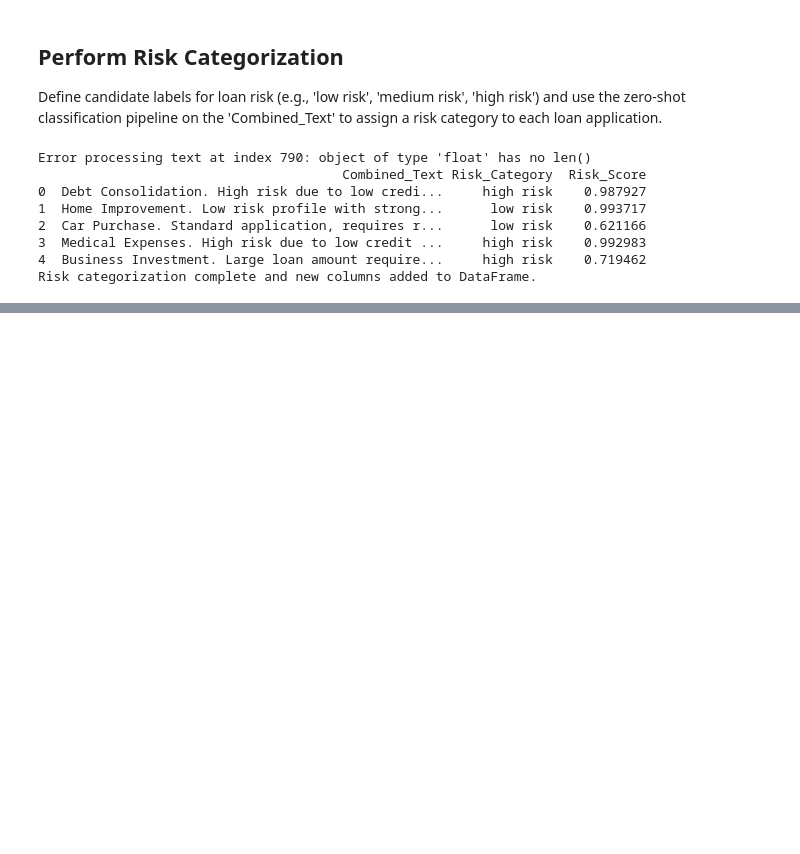
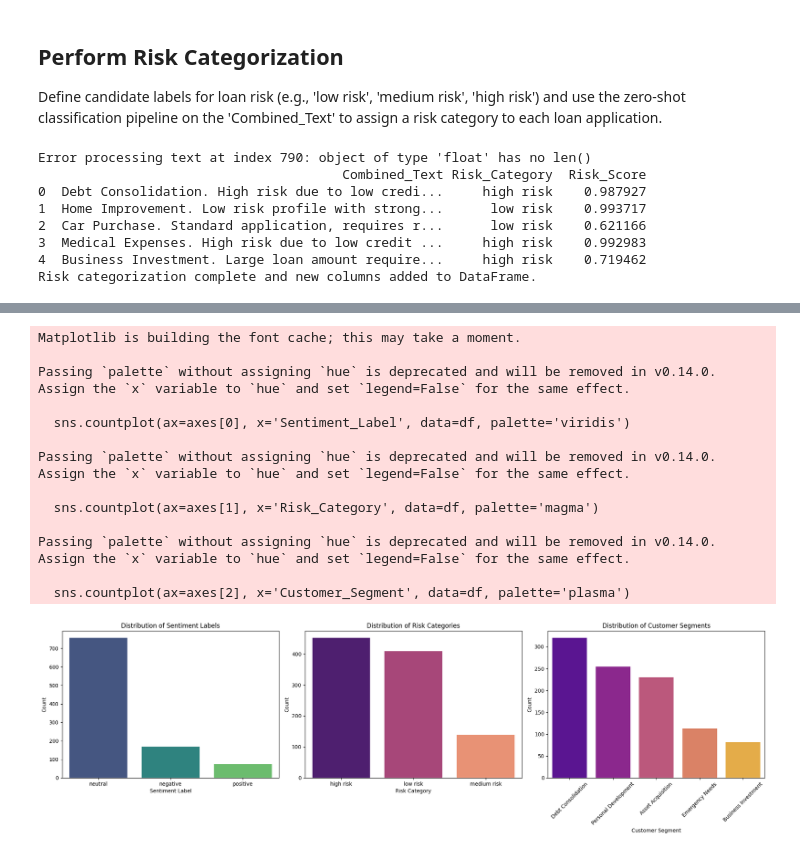
Before and after one commit to Wrynaft/FinancialDataMining, a Jupyter notebook: WIE3007_DM_GroupProject.ipynb, the cells around one changed output, grey strips where cells are left out. Cells and saved outputs as stored; diff of their text form; code cells hidden in the pictures; blank space fills up the shorter version.

Commit message:
Added Text-based Customer Segmentation and Visualization for the extracted features

```diff
--- a/WIE3007_DM_GroupProject.ipynb
+++ b/WIE3007_DM_GroupProject.ipynb
@@ -448,0 +497,42 @@ Risk categorization complete and new columns added to DataFrame.
+# %%
+import matplotlib.pyplot as plt
+import seaborn as sns
+
+fig, axes = plt.subplots(1, 3, figsize=(20, 6))
+
+# Plotting Sentiment_Label distribution
+sns.countplot(ax=axes[0], x='Sentiment_Label', data=df, palette='viridis')
+axes[0].set_title('Distribution of Sentiment Labels')
+axes[0].set_xlabel('Sentiment Label')
+axes[0].set_ylabel('Count')
+
+# Plotting Risk_Category distribution
+sns.countplot(ax=axes[1], x='Risk_Category', data=df, palette='magma')
+axes[1].set_title('Distribution of Risk Categories')
+axes[1].set_xlabel('Risk Category')
+axes[1].set_ylabel('Count')
+
+# Plotting Customer_Segment distribution
+sns.countplot(ax=axes[2], x='Customer_Segment', data=df, palette='plasma')
+axes[2].set_title('Distribution of Customer Segments')
+axes[2].set_xlabel('Customer Segment')
+axes[2].set_ylabel('Count')
+axes[2].tick_params(axis='x', rotation=45) # Rotate x-axis labels for better readability
+
+plt.tight_layout()
+plt.show()
+# %% [output]
+Matplotlib is building the font cache; this may take a moment.
+
+Passing `palette` without assigning `hue` is deprecated and will be removed in v0.14.0. Assign the `x` variable to `hue` and set `legend=False` for the same effect.
+
+  sns.countplot(ax=axes[0], x='Sentiment_Label', data=df, palette='viridis')
+
+Passing `palette` without assigning `hue` is deprecated and will be removed in v0.14.0. Assign the `x` variable to `hue` and set `legend=False` for the same effect.
+
+  sns.countplot(ax=axes[1], x='Risk_Category', data=df, palette='magma')
+
+Passing `palette` without assigning `hue` is deprecated and will be removed in v0.14.0. Assign the `x` variable to `hue` and set `legend=False` for the same effect.
+
+  sns.countplot(ax=axes[2], x='Customer_Segment', data=df, palette='plasma')
+[figure, added]
```
Also changed, not shown: parts of 3 cells of this notebook.
